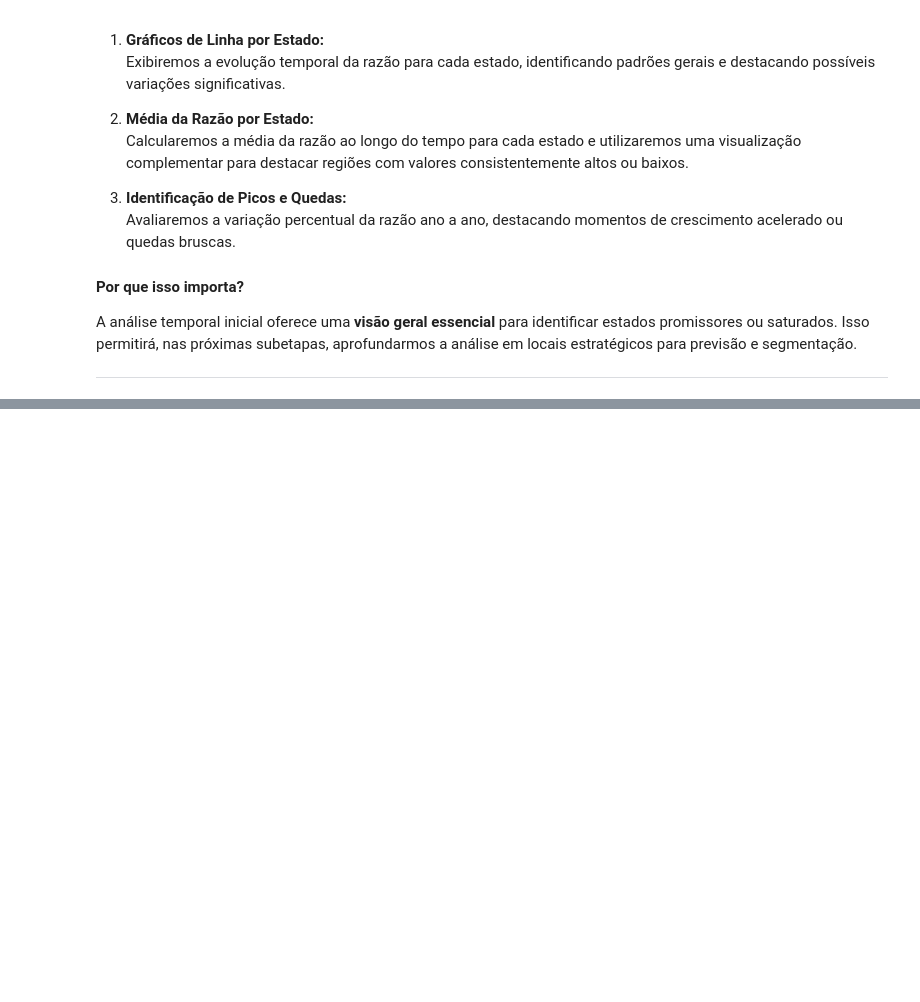
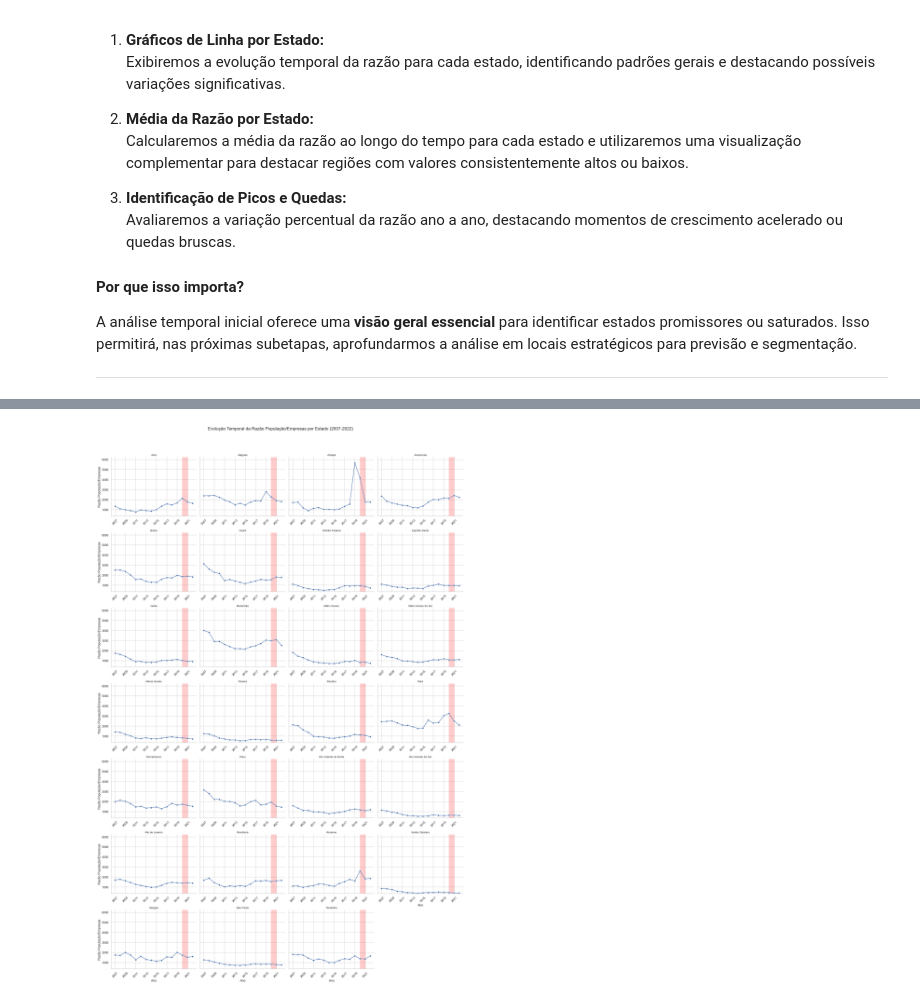
Before and after one commit to tnleite/real-estate-opportunities-analysis, a Jupyter notebook: 02-Analise/real-estate-opportunities-analysis.ipynb, the cells around one changed output, grey strips where cells are left out. Cells and saved outputs as stored; diff of their text form; code cells hidden in the pictures; blank space fills up the shorter version.

```diff
--- a/02-Analise/real-estate-opportunities-analysis.ipynb
+++ b/02-Analise/real-estate-opportunities-analysis.ipynb
@@ -940,0 +1153,56 @@ A análise temporal inicial oferece uma **visão geral essencial** para identifi
+# %%
+# 📊 GRÁFICO: Evolução Temporal da Razão População/Empresas por Estado
+# -------------------------------------------------------------
+# Objetivo: Visualizar a evolução temporal da razão população/empresas para todos os estados brasileiros,
+# permitindo identificar tendências de crescimento, queda ou estabilidade.
+# A escala fixa no eixo y facilita a comparação direta entre os estados.
+# -------------------------------------------------------------
+
+import seaborn as sns
+import matplotlib.pyplot as plt
+
+# 🔄 Definir o intervalo fixo para o eixo y com uma margem de segurança (+/- 10%)
+y_limite_min = df_final['razao_populacao_empresas'].min() * 0.9
+y_limite_max = df_final['razao_populacao_empresas'].max() * 1.1
+
+# 🔄 Criar o FacetGrid para desenhar gráficos separados para cada estado
+g = sns.FacetGrid(
+    data=df_final,
+    col="estado",  # Um gráfico por estado
+    col_wrap=4,  # 4 gráficos por linha
+    height=4,  # Altura de cada gráfico
+    aspect=1.2,  # Proporção largura/altura
+    sharey=True  # Compartilhar o mesmo eixo y
+)
+
+# 🔄 Mapear o gráfico de linha com marcador para cada ano
+g.map_dataframe(
+    sns.lineplot,
+    x="ano",
+    y="razao_populacao_empresas",
+    marker="o"
+)
+
+# 🔄 Definir os limites fixos do eixo y
+g.set(ylim=(y_limite_min, y_limite_max))
+
+# 🔄 Destacar o período da pandemia (2020-2021) com uma faixa vermelha transparente
+for ax in g.axes.flat:
+    ax.axvspan(2020, 2021, color='red', alpha=0.2)
+    ax.set_xticks(range(2007, 2023, 2))  # Definir os ticks do eixo x a cada 2 anos
+    ax.set_xticklabels(range(2007, 2023, 2), rotation=45)  # Rotacionar os rótulos para legibilidade
+
+# 🔄 Forçar exibição dos rótulos do eixo x em todos os gráficos
+for ax in g.axes.flat:
+    ax.tick_params(axis='x', which='both', labelbottom=True)  # Mostrar os rótulos em todos
+
+# 🔄 Ajustes de rótulos, títulos e legendas
+g.set_axis_labels("Ano", "Razão População/Empresas")  # Rótulos dos eixos
+g.set_titles(col_template="{col_name}", size=10)  # Título de cada gráfico com o nome do estado
+g.fig.suptitle('Evolução Temporal da Razão População/Empresas por Estado (2007-2022)', y=1.03, fontsize=16)
+
+# 🔄 Exibir o layout ajustado e o gráfico final
+plt.tight_layout()  # Ajustar espaçamento entre gráficos
+plt.show()
+# %% [output]
+[figure, added]
```
Also changed, not shown: parts of 6 cells of this notebook.
